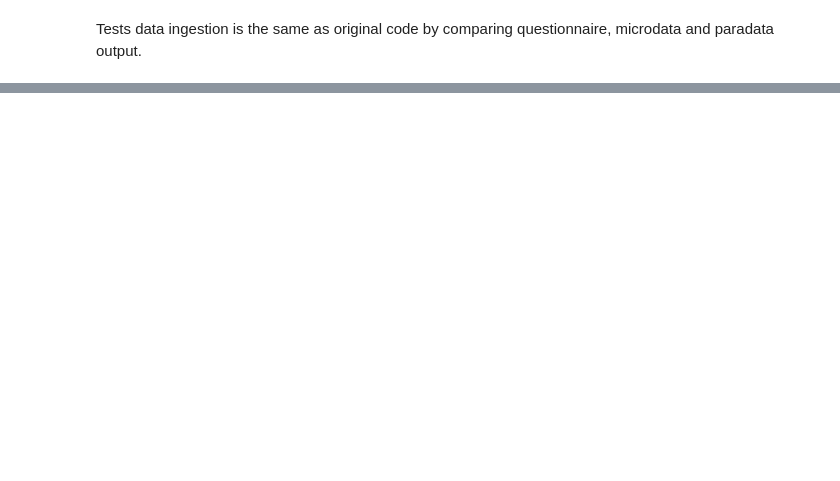
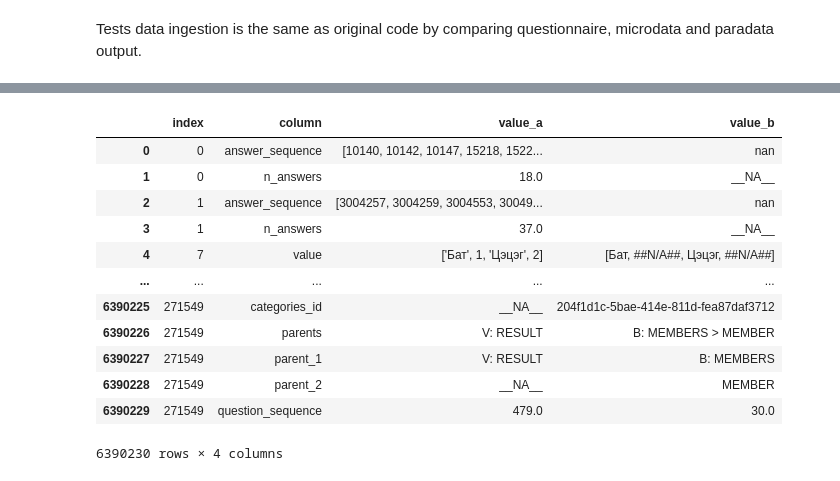
Before and after one commit to RowSquared/rissk, a Jupyter notebook: rissk_kedro/src/rissk_kedro/test_ingestion.ipynb, the cells around one changed output, grey strips where cells are left out. Saved outputs shown, nothing was run; the diff lists cells and outputs as text; code cells hidden in the pictures; blank space fills up the shorter version.

```diff
--- a/rissk_kedro/src/rissk_kedro/test_ingestion.ipynb
+++ b/rissk_kedro/src/rissk_kedro/test_ingestion.ipynb
@@ -486,0 +349,9 @@ New Compression: SNAPPY
+# %%
+survey_details = {}
+for SURVEY in ["pmpmd", "hies2024", "slchbs", "fbf house holduntitled folder"]:
+    print((80 + len(f" TESTING SURVEY: {SURVEY.upper()} ")) * "=")
+    print(40 * "=" + f" TESTING SURVEY: {SURVEY.upper()} " + 40 * "=")
+    print((80 + len(f" TESTING SURVEY: {SURVEY.upper()} ")) * "=")
+    test_cell(SURVEY, survey_details)
+
+survey_details
@@ -486,0 +379,16 @@ New Compression: SNAPPY
+# %%
+display(survey_details['pmpmd']['microdata']['diff_df'])
+# %% [output]
+|  | index | column | value_a | value_b |
+| 0 | 0 | answer_sequence | [10140, 10142, 10147, 15218, 1522... | nan |
+| 1 | 0 | n_answers | 18.0 | __NA__ |
+| 2 | 1 | answer_sequence | [3004257, 3004259, 3004553, 30049... | nan |
+| 3 | 1 | n_answers | 37.0 | __NA__ |
+| 4 | 7 | value | ['Бат', 1, 'Цэцэг', 2] | [Бат, ##N/A##, Цэцэг, ##N/A##] |
+| ... | ... | ... | ... | ... |
+| 6390225 | 271549 | categories_id | __NA__ | 204f1d1c-5bae-414e-811d-fea87daf3712 |
+| 6390226 | 271549 | parents | V: RESULT | B: MEMBERS > MEMBER |
+| 6390227 | 271549 | parent_1 | V: RESULT | B: MEMBERS |
+| 6390228 | 271549 | parent_2 | __NA__ | MEMBER |
+| 6390229 | 271549 | question_sequence | 479.0 | 30.0 |
+6390230 rows × 4 columns
```
Also changed, not shown: parts of 30 cells of this notebook, 2 other files.
